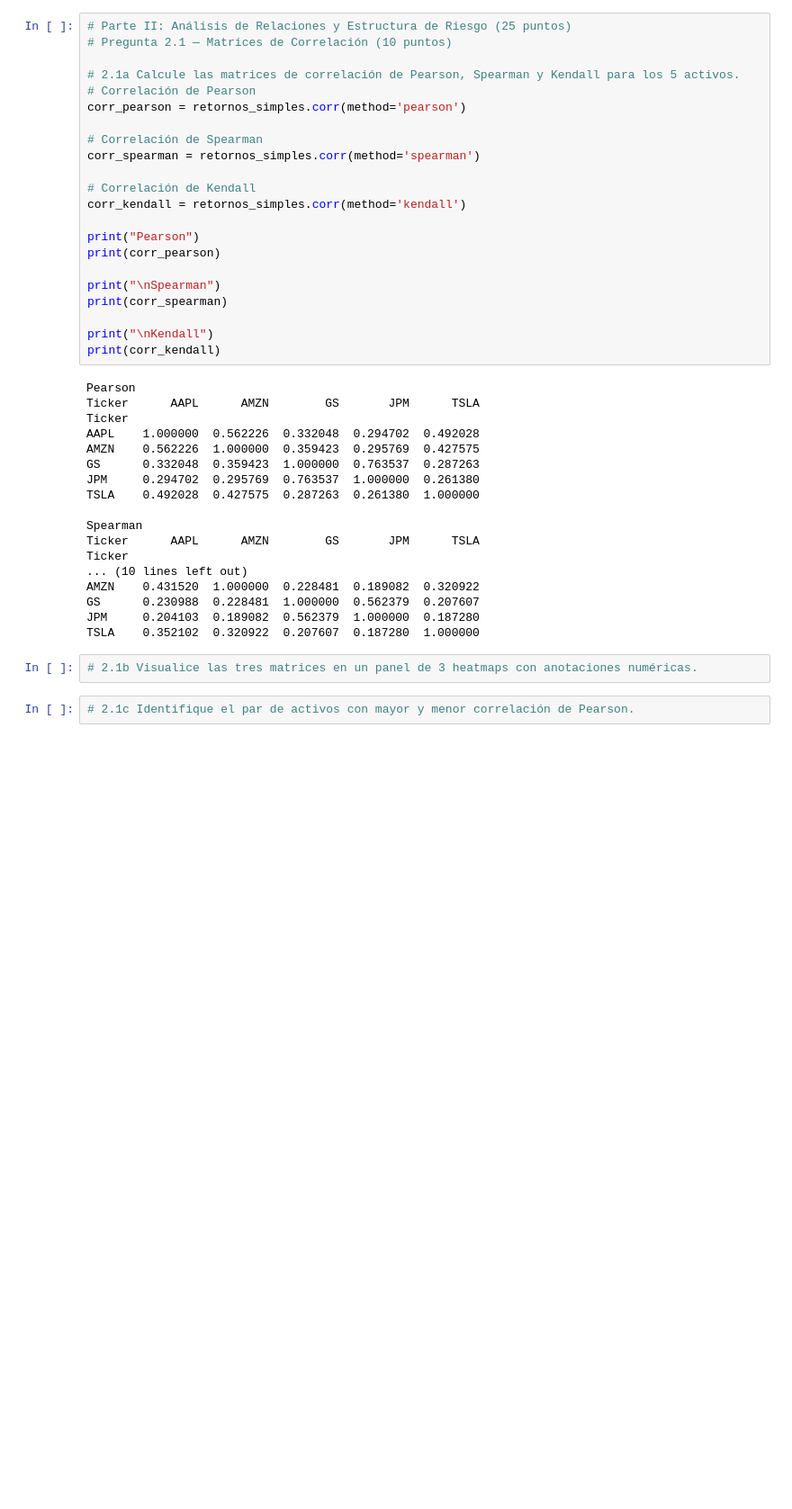
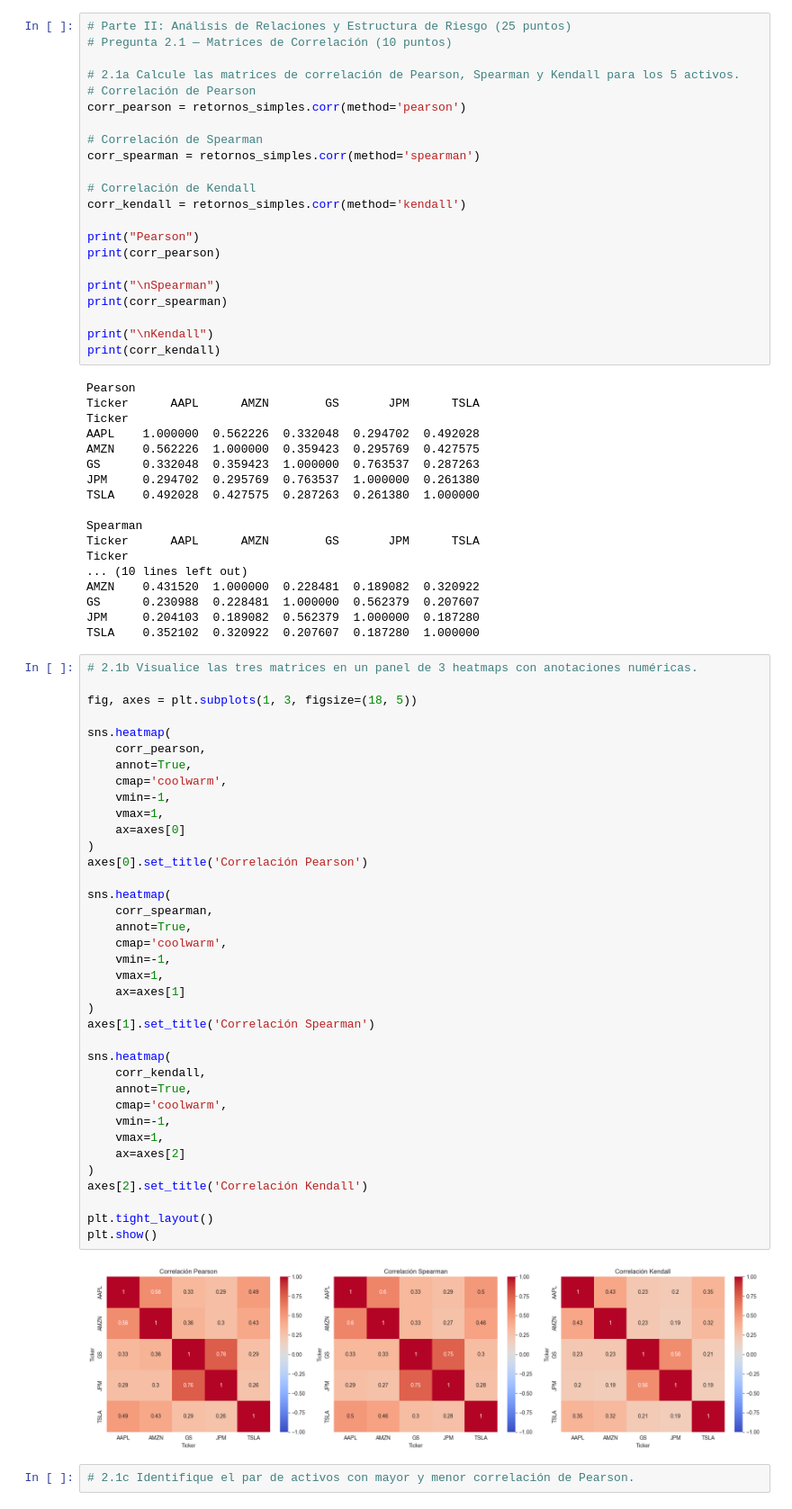
Before and after one commit to acardenas89/ds_finance_cardenas, a Jupyter notebook: notebooks/Tarea_3.ipynb, the cells around one changed output. Shown at 90% size. Saved outputs shown, nothing was run; the diff lists cells and outputs as text; blank space fills up the shorter version.

Commit message:
Heatmap

```diff
--- a/notebooks/Tarea_3.ipynb
+++ b/notebooks/Tarea_3.ipynb
@@ -456,6 +456,43 @@ JPM     0.204103  0.189082  0.562379  1.000000  0.187280
 TSLA    0.352102  0.320922  0.207607  0.187280  1.000000
 # %%
 # 2.1b Visualice las tres matrices en un panel de 3 heatmaps con anotaciones numéricas.
+
+fig, axes = plt.subplots(1, 3, figsize=(18, 5))
+
+sns.heatmap(
+    corr_pearson,
+    annot=True,
+    cmap='coolwarm',
+    vmin=-1,
+    vmax=1,
+    ax=axes[0]
+)
+axes[0].set_title('Correlación Pearson')
+
+sns.heatmap(
+    corr_spearman,
+    annot=True,
+    cmap='coolwarm',
+    vmin=-1,
+    vmax=1,
+    ax=axes[1]
+)
+axes[1].set_title('Correlación Spearman')
+
+sns.heatmap(
+    corr_kendall,
+    annot=True,
+    cmap='coolwarm',
+    vmin=-1,
+    vmax=1,
+    ax=axes[2]
+)
+axes[2].set_title('Correlación Kendall')
+
+plt.tight_layout()
+plt.show()
+# %% [output]
+[figure, added]
 # %%
 # 2.1c Identifique el par de activos con mayor y menor correlación de Pearson.
 # %%
```
